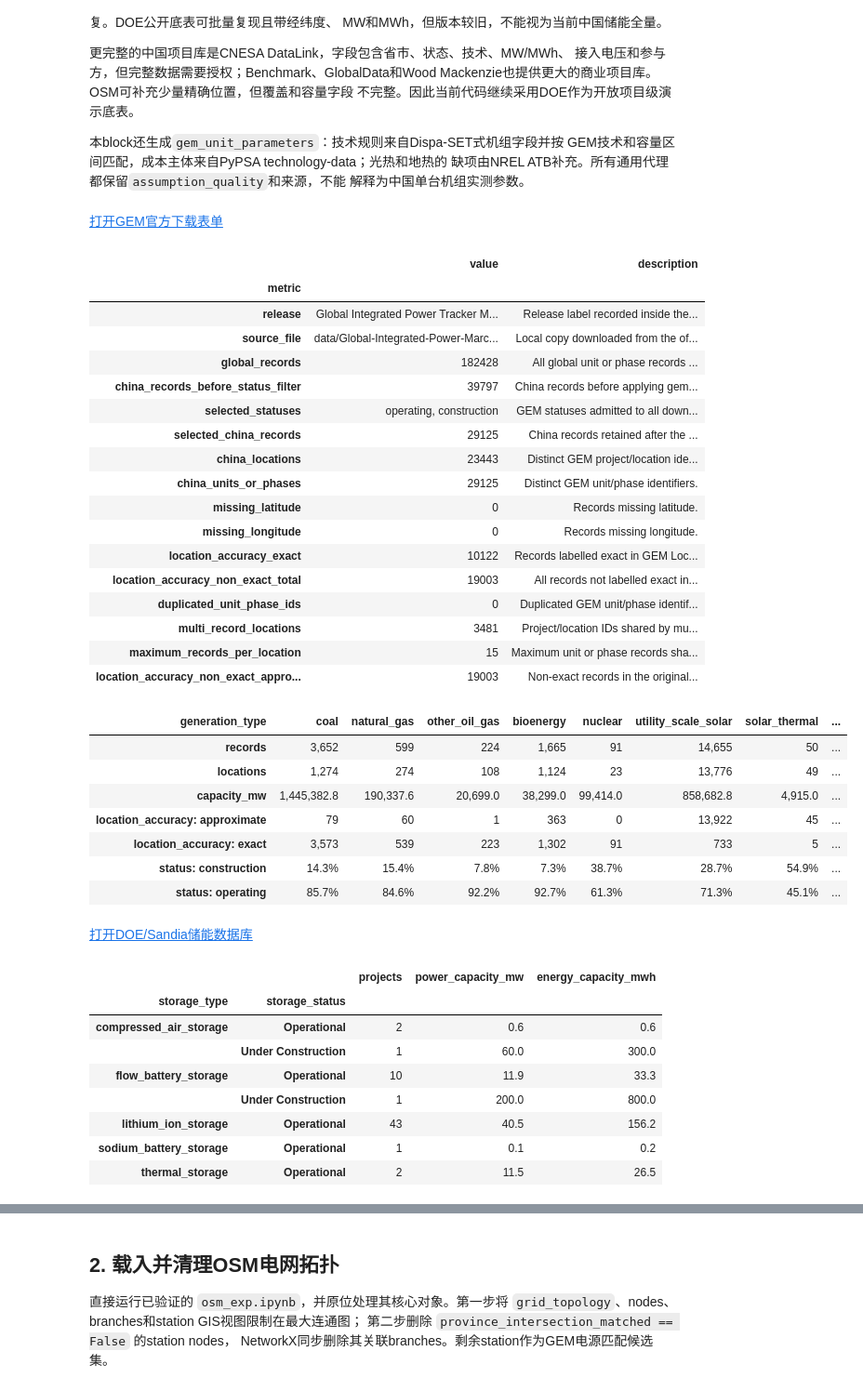
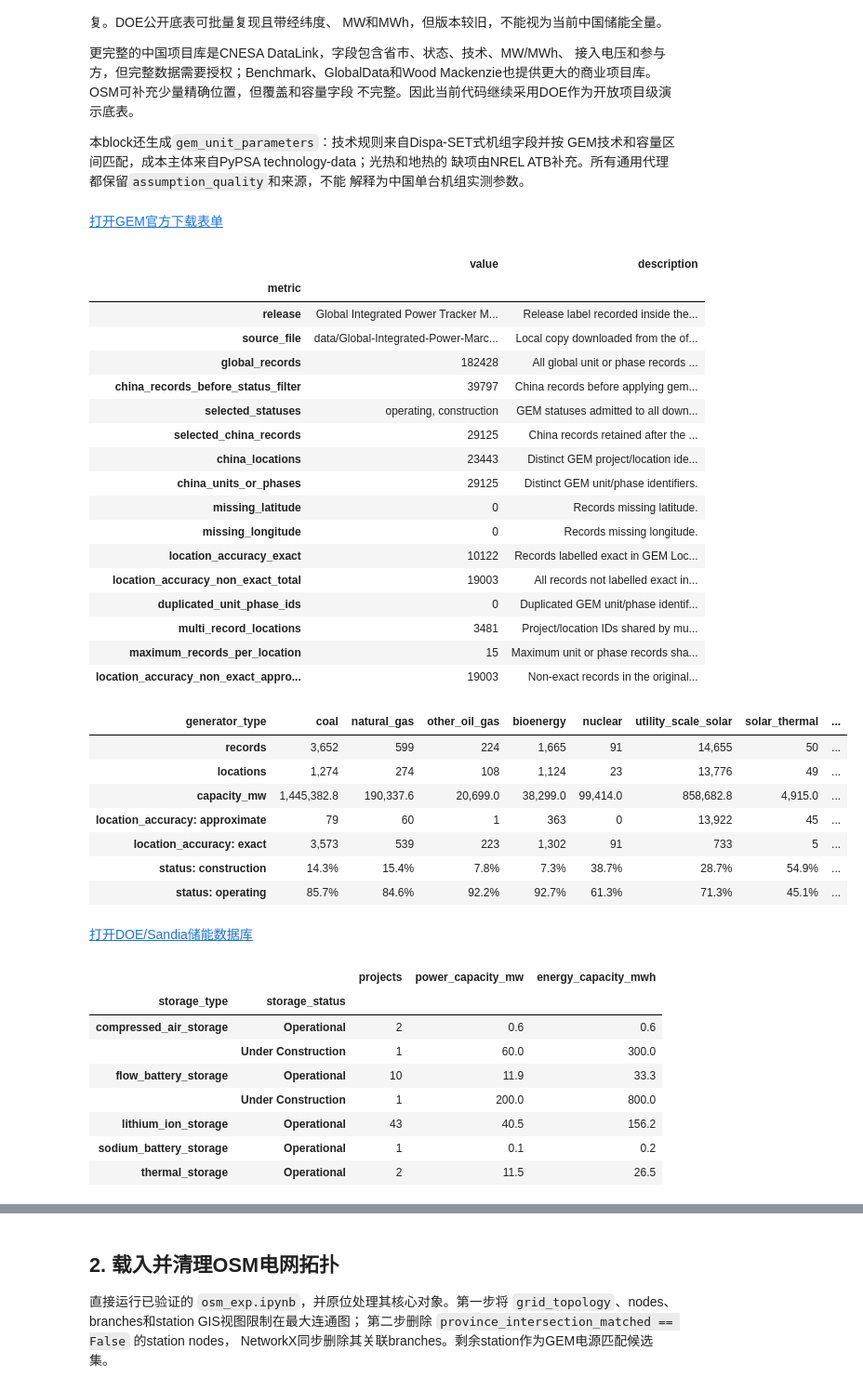
Before and after one commit to yibaoj/GridX, a Jupyter notebook: gem_exp.ipynb, the cells around one changed output, grey strips where cells are left out. Shown at 93% size. Saved outputs shown, nothing was run; the diff lists cells and outputs as text; code cells hidden in the pictures.

```diff
--- a/gem_exp.ipynb
+++ b/gem_exp.ipynb
@@ -144,36 +144,36 @@ gem_units = (
 for _column in ["Capacity (MW)", "Latitude", "Longitude"]:
     gem_units[_column] = pd.to_numeric(gem_units[_column], errors="coerce")
 
-gem_units["generation_type"] = gem_units["Type"].replace({
+gem_units["generator_type"] = gem_units["Type"].replace({
     "utility-scale solar": "utility_scale_solar",
 })
 _technology = gem_units["Technology"].fillna("").str.lower()
 _solar = gem_units["Type"].eq("utility-scale solar")
 gem_units.loc[
     _solar & _technology.str.contains("solar thermal"),
-    "generation_type",
+    "generator_type",
 ] = "solar_thermal"
 _wind = gem_units["Type"].eq("wind")
-gem_units.loc[_wind, "generation_type"] = "onshore_wind"
+gem_units.loc[_wind, "generator_type"] = "onshore_wind"
 gem_units.loc[
     _wind & _technology.str.contains("offshore"),
-    "generation_type",
+    "generator_type",
 ] = "offshore_wind"
 _hydropower = gem_units["Type"].eq("hydropower")
-gem_units.loc[_hydropower, "generation_type"] = (
+gem_units.loc[_hydropower, "generator_type"] = (
     "other_hydropower"
 )
 gem_units.loc[
     _hydropower & _technology.str.contains("run-of-river"),
-    "generation_type",
+    "generator_type",
 ] = "run_of_river_hydropower"
 gem_units.loc[
     _hydropower & _technology.str.contains("conventional"),
-    "generation_type",
+    "generator_type",
 ] = "reservoir_hydropower"
 gem_units.loc[
     _hydropower & _technology.str.contains("pumped storage"),
-    "generation_type",
+    "generator_type",
 ] = "pumped_storage"
 
 _oil_gas = gem_units["Type"].eq("oil/gas")
@@ -181,9 +181,9 @@ _fuel = gem_units["Fuel (combustion only)"].fillna("").str.lower()
 _natural_gas = _fuel.str.contains(
     "fossil gas|natural gas|lng|coalbed methane|coal mine methane"
 )
-gem_units.loc[_oil_gas, "generation_type"] = "other_oil_gas"
+gem_units.loc[_oil_gas, "generator_type"] = "other_oil_gas"
 gem_units.loc[
-    _oil_gas & _natural_gas, "generation_type"
+    _oil_gas & _natural_gas, "generator_type"
 ] = "natural_gas"
 
 gem_units_gdf = gpd.GeoDataFrame(
@@ -236,7 +236,7 @@ _type_order = [
     "pumped_storage", "other_hydropower",
 ]
 _type_metrics = (
-    gem_units.groupby("generation_type", dropna=False)
+    gem_units.groupby("generator_type", dropna=False)
     .agg(
         records=("GEM unit/phase ID", "size"),
         locations=("GEM location ID", "nunique"),
@@ -246,14 +246,14 @@ _type_metrics = (
 )
 _accuracy_by_type = pd.crosstab(
     gem_units["Location accuracy"].fillna("missing"),
-    gem_units["generation_type"],
+    gem_units["generator_type"],
 ).reindex(columns=_type_metrics.index, fill_value=0)
 _accuracy_by_type.index = [
     f"location_accuracy: {accuracy}" for accuracy in _accuracy_by_type.index
 ]
 _status_capacity_mw = (
     gem_units.groupby(
-        ["Status", "generation_type"], dropna=False
+        ["Status", "generator_type"], dropna=False
     )["Capacity (MW)"]
     .sum()
     .unstack(fill_value=0)
@@ -371,14 +371,14 @@ display(
 )
 
 # Attach model-ready technical and economic assumptions to each GEM unit.
-def match_generation_assumptions(units, rules):
+def match_generator_assumptions(units, rules):
     _rule_ids = pd.Series(pd.NA, index=units.index, dtype="Int64")
     _technology_text = units["Technology"].fillna("").str.lower()
     _capacity = units["Capacity (MW)"]
     for _rule_id, _rule in rules.iterrows():
         _matches = (
             _rule_ids.isna()
-            & units["generation_type"].eq(_rule["source_asset_type"])
+            & units["generator_type"].eq(_rule["source_asset_type"])
             & _technology_text.str.contains(
                 _rule["source_technology_pattern"], regex=True, na=False
             )
@@ -396,11 +396,11 @@ def match_generation_assumptions(units, rules):
 technical_economic_assumptions = pd.read_csv(
     technical_economic_assumptions_file_path
 )
-_matched_assumptions = match_generation_assumptions(
+_matched_assumptions = match_generator_assumptions(
     gem_units, technical_economic_assumptions
 )
 _technical_columns = {
-    "source_asset_type": "generation_type",
+    "source_asset_type": "generator_type",
     "committable": "committable",
     "minimum_output_pu": "minimum_output_pu",
     "ramp_up_pu_per_hour": "ramp_up_pu_per_hour",
@@ -414,7 +414,7 @@ _technical_columns = {
     "technical_notes": "notes",
 }
 _economic_columns = {
-    "source_asset_type": "generation_type",
+    "source_asset_type": "generator_type",
     "pypsa_technology": "pypsa_technology",
     "fuel_technology": "fuel_technology",
     "startup_cost_eur_per_mw": "startup_cost_eur_per_mw",
@@ -425,7 +425,7 @@ _economic_columns = {
 }
 gem_unit_parameters = gem_units[[
     "GEM unit/phase ID", "GEM location ID", "Plant / Project name",
-    "Unit / Phase name", "generation_type", "Technology",
+    "Unit / Phase name", "generator_type", "Technology",
     "Capacity (MW)", "Status",
 ]].join(
     _matched_assumptions[list(_technical_columns)]
@@ -486,37 +486,37 @@ gem_unit_parameters["marginal_cost_eur_per_mwh"] = (
 )
 
 parameter_coverage_summary = gem_unit_parameters.groupby(
-    "generation_type", dropna=False
+    "generator_type", dropna=False
 ).agg(
     records=("GEM unit/phase ID", "size"),
     capacity_mw=("Capacity (MW)", "sum"),
-    technical_rules_matched=("technical_generation_type", "count"),
-    economic_rules_matched=("economic_generation_type", "count"),
+    technical_rules_matched=("technical_generator_type", "count"),
+    economic_rules_matched=("economic_generator_type", "count"),
     investment_values=("investment_eur_per_kw", "count"),
     efficiency_values=("efficiency", "count"),
 )
 display(parameter_coverage_summary)
 # %% [output]
 [打开GEM官方下载表单](https://globalenergymonitor.org/projects/global-integrated-power-tracker#download)
 |  | value | description |
 | metric |  |  |
 | release | Global Integrated Power Tracker M... | Release label recorded inside the... |
 | source_file | data/Global-Integrated-Power-Marc... | Local copy downloaded from the of... |
 | global_records | 182428 | All global unit or phase records ... |
 | china_records_before_status_filter | 39797 | China records before applying gem... |
 | selected_statuses | operating, construction | GEM statuses admitted to all down... |
 | selected_china_records | 29125 | China records retained after the ... |
 | china_locations | 23443 | Distinct GEM project/location ide... |
 | china_units_or_phases | 29125 | Distinct GEM unit/phase identifiers. |
 | missing_latitude | 0 | Records missing latitude. |
 | missing_longitude | 0 | Records missing longitude. |
 | location_accuracy_exact | 10122 | Records labelled exact in GEM Loc... |
 | location_accuracy_non_exact_total | 19003 | All records not labelled exact in... |
 | duplicated_unit_phase_ids | 0 | Duplicated GEM unit/phase identif... |
 | multi_record_locations | 3481 | Project/location IDs shared by mu... |
 | maximum_records_per_location | 15 | Maximum unit or phase records sha... |
 | location_accuracy_non_exact_appro... | 19003 | Non-exact records in the original... |
-| generation_type | coal | natural_gas | other_oil_gas | bioenergy | nuclear | utility_scale_solar | solar_thermal | ... |
+| generator_type | coal | natural_gas | other_oil_gas | bioenergy | nuclear | utility_scale_solar | solar_thermal | ... |
 | records | 3,652 | 599 | 224 | 1,665 | 91 | 14,655 | 50 | ... |
 | locations | 1,274 | 274 | 108 | 1,124 | 23 | 13,776 | 49 | ... |
 | capacity_mw | 1,445,382.8 | 190,337.6 | 20,699.0 | 38,299.0 | 99,414.0 | 858,682.8 | 4,915.0 | ... |
```
Also changed, not shown: parts of 3 cells of this notebook, 50 other files.
